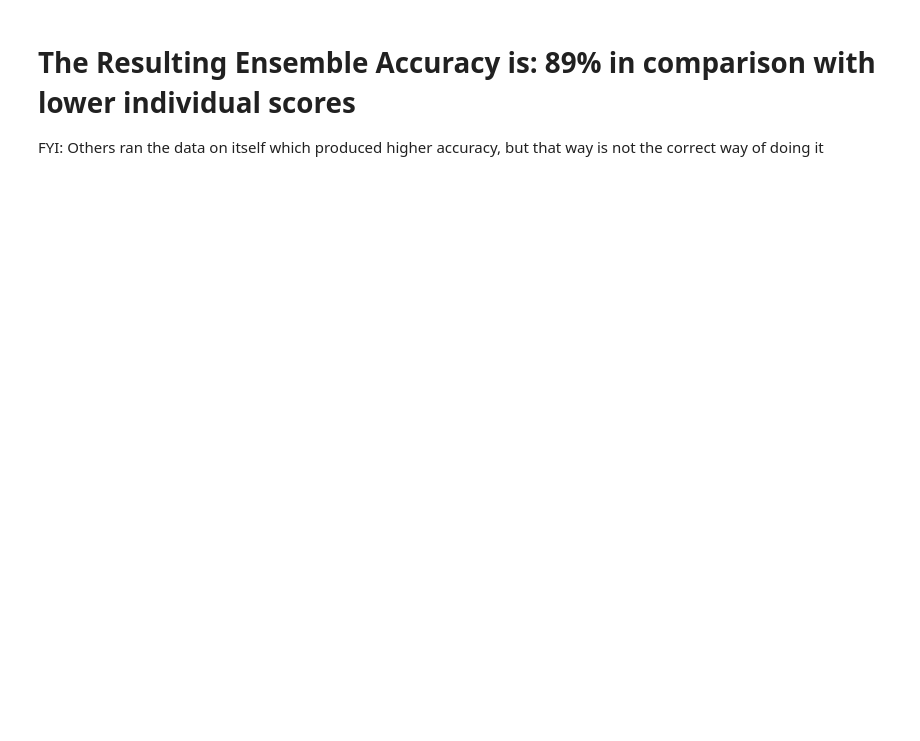
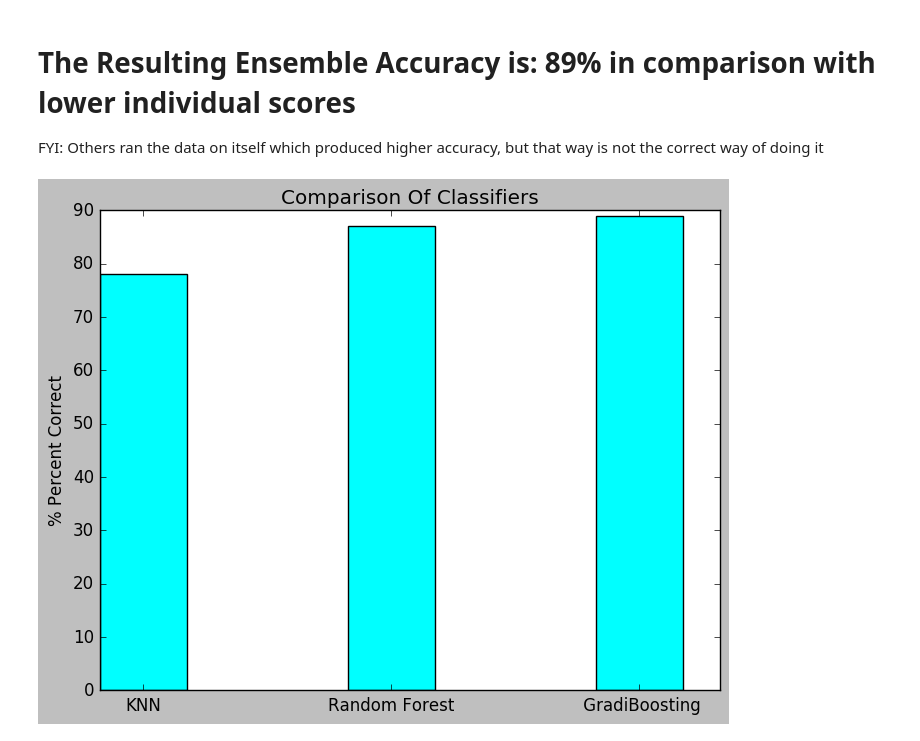
Before and after one commit to afcarl/2015-rriopell, a Jupyter notebook: DSE220/Lab3/P2_Boston_Housing.ipynb, the cells around one changed output. Cells and saved outputs as stored; diff of their text form; code cells hidden in the pictures; blank space fills up the shorter version.

```diff
--- a/DSE220/Lab3/P2_Boston_Housing.ipynb
+++ b/DSE220/Lab3/P2_Boston_Housing.ipynb
@@ -182,4 +184,21 @@ The Resulting Ensemble Accuracy is: 0.863348718857
 # %% [markdown]
 # The Resulting Ensemble Accuracy is: 89% in comparison with lower individual scores
 FYI: Others ran the data on itself which produced higher accuracy, but that way is not the correct way of doing it
+# %%
+n=len(month)
+kitchen=np.array([78, 87, 89])
+
+
+ind=np.arange(n)
+width=0.35
+
+p1=plt.bar(ind,kitchen,width,color="cyan")
+
+
+plt.ylabel("% Percent Correct")
+plt.title("Comparison Of Classifiers")
+plt.xticks(ind+width/2,("KNN","Random Forest"," GradiBoosting"))
+plt.show()
+# %% [output]
+[figure, added]
 # %%
```
Also changed, not shown: parts of 7 cells of this notebook, 2 other files.
